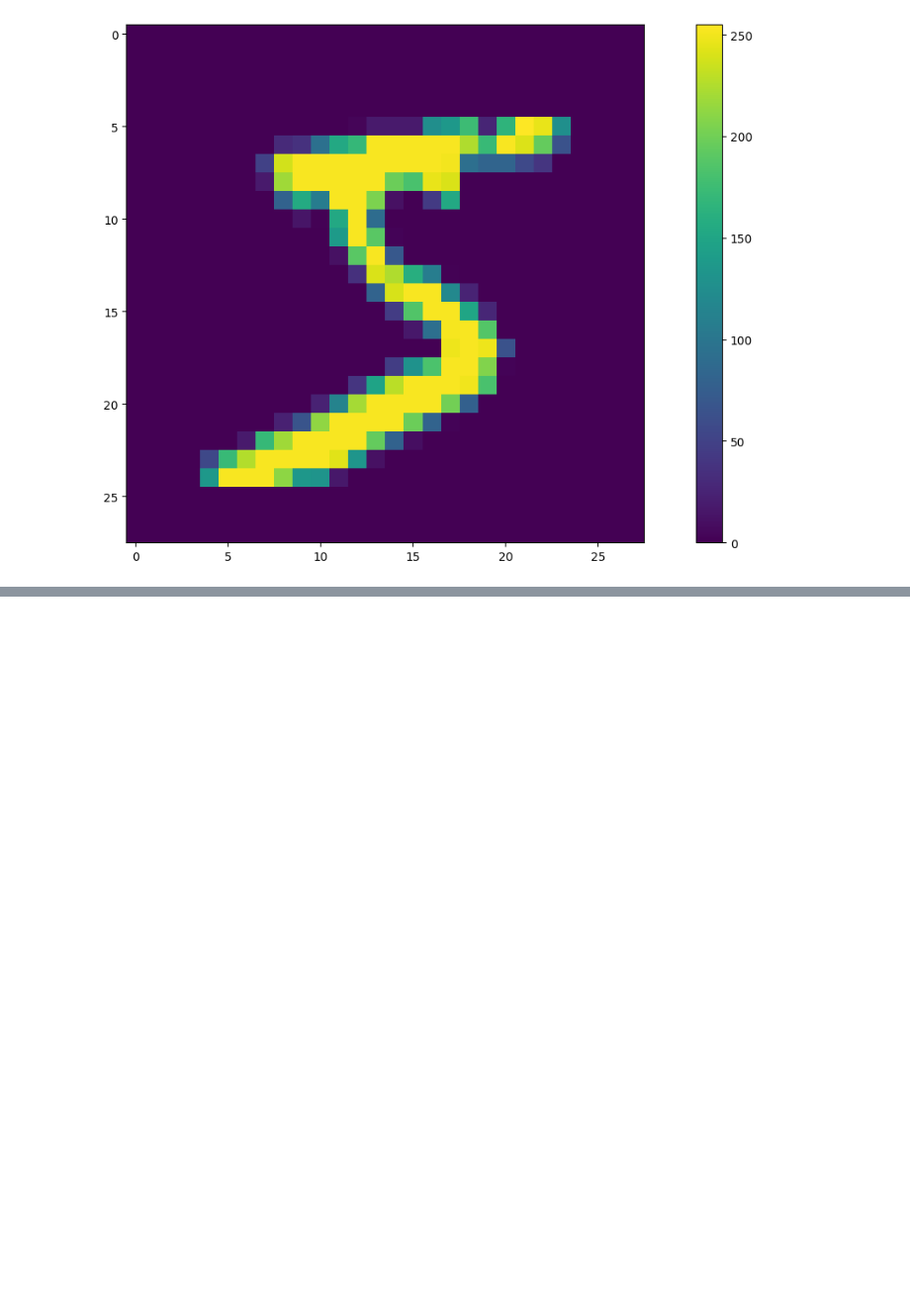
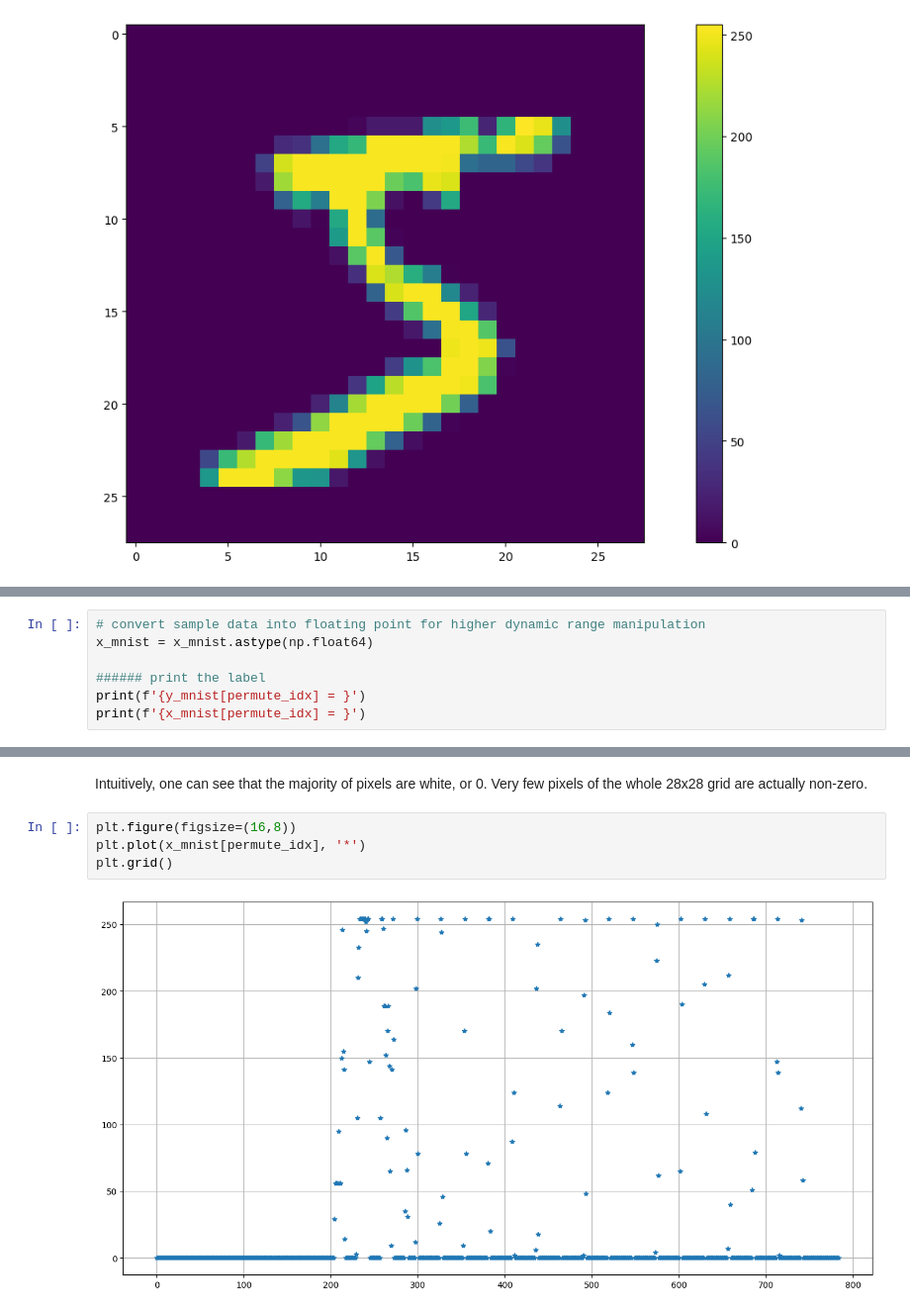
Before and after one commit to Kanaderu/Cloud-Native-IoT, a Jupyter notebook: docs/notes/machine-learning/clustering.ipynb, the cells around one changed output, grey strips where cells are left out. Shown at 99% size. Drawn from its saved outputs; the diff is of its cells as text; blank space fills up the shorter version.

```diff
--- a/docs/notes/machine-learning/clustering.ipynb
+++ b/docs/notes/machine-learning/clustering.ipynb
@@ -77,0 +86,7 @@ display(pd.DataFrame(image_labels.reshape(M,N)))
+# %%
+# convert sample data into floating point for higher dynamic range manipulation
+x_mnist = x_mnist.astype(np.float64)
+
+###### print the label
+print(f'{y_mnist[permute_idx] = }')
+print(f'{x_mnist[permute_idx] = }')
@@ -77,0 +111,8 @@ display(pd.DataFrame(image_labels.reshape(M,N)))
+# %% [markdown]
+Intuitively, one can see that the majority of pixels are white, or 0. Very few pixels of the whole 28x28 grid are actually non-zero.
+# %%
+plt.figure(figsize=(16,8))
+plt.plot(x_mnist[permute_idx], '*')
+plt.grid()
+# %% [output]
+[figure, added]
```
Also changed, not shown: parts of 5 cells of this notebook.
